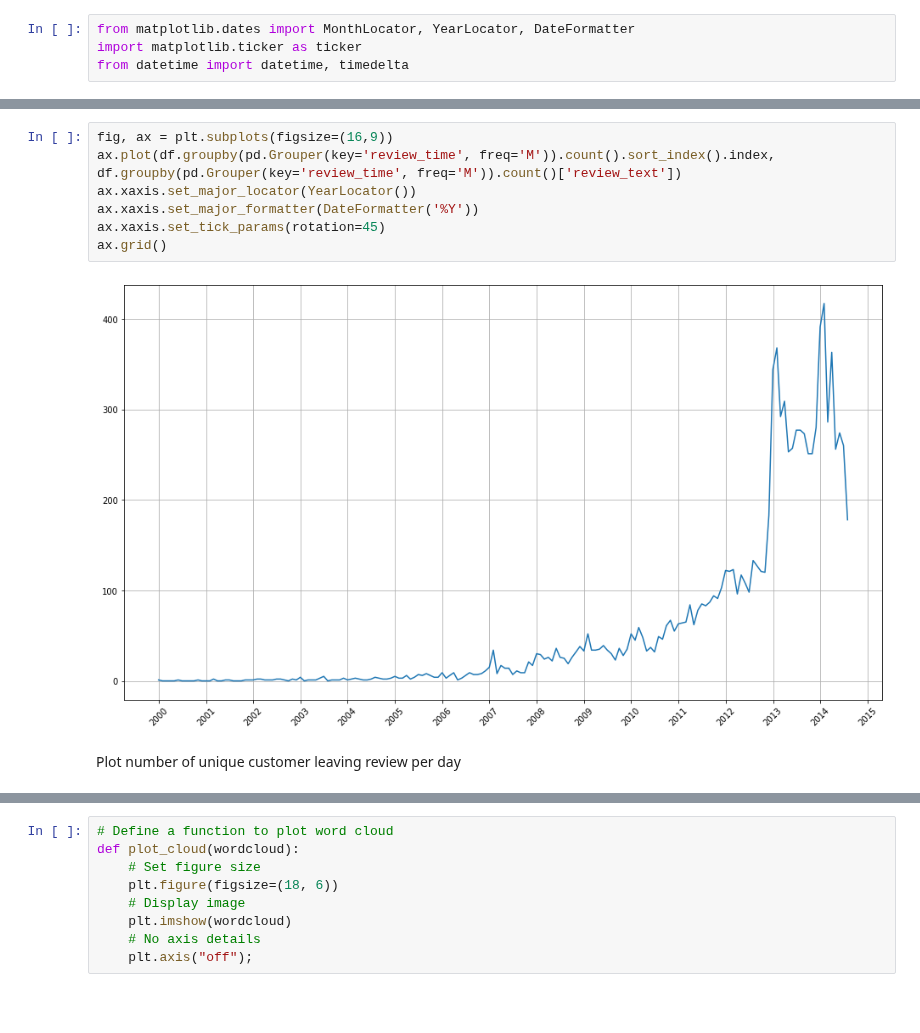
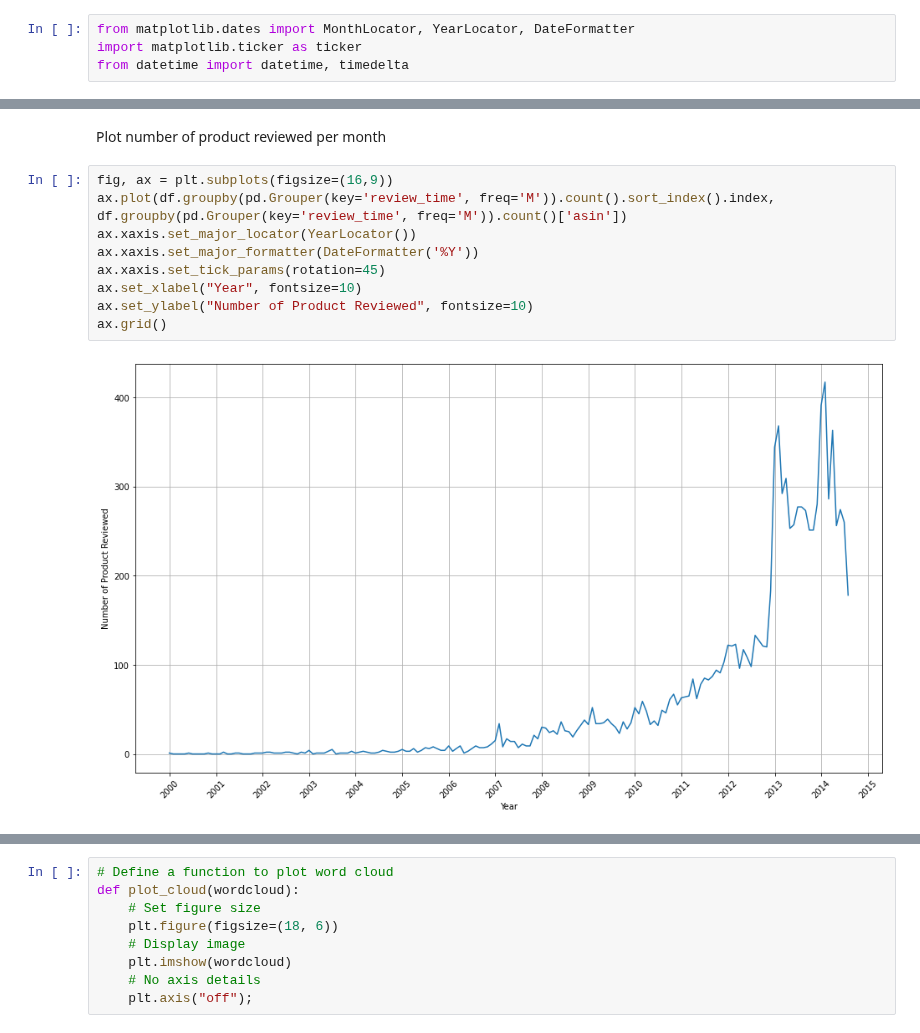
Before and after one commit to bachhvu/Amazon-NLP, a Jupyter notebook: Model Development.ipynb, the cells around one changed output, grey strips where cells are left out. Drawn from its saved outputs; the diff is of its cells as text; blank space fills up the shorter version.

```diff
--- a/Model Development.ipynb
+++ b/Model Development.ipynb
@@ -124,11 +169,13 @@ from datetime import datetime, timedelta
+# %% [markdown]
+Plot number of product reviewed per month
 # %%
 fig, ax = plt.subplots(figsize=(16,9))
-ax.plot(df.groupby(pd.Grouper(key='review_time', freq='M')).count().sort_index().index, df.groupby(pd.Grouper(key='review_time', freq='M')).count()['review_text'])
+ax.plot(df.groupby(pd.Grouper(key='review_time', freq='M')).count().sort_index().index, df.groupby(pd.Grouper(key='review_time', freq='M')).count()['asin'])
 ax.xaxis.set_major_locator(YearLocator())
 ax.xaxis.set_major_formatter(DateFormatter('%Y'))
 ax.xaxis.set_tick_params(rotation=45)
+ax.set_xlabel("Year", fontsize=10)
+ax.set_ylabel("Number of Product Reviewed", fontsize=10)
 ax.grid()
 # %% [output]
-[figure, old version]
+[figure, new version]
-# %% [markdown]
-Plot number of unique customer leaving review per day
```
Also changed, not shown: parts of 7 cells of this notebook.
